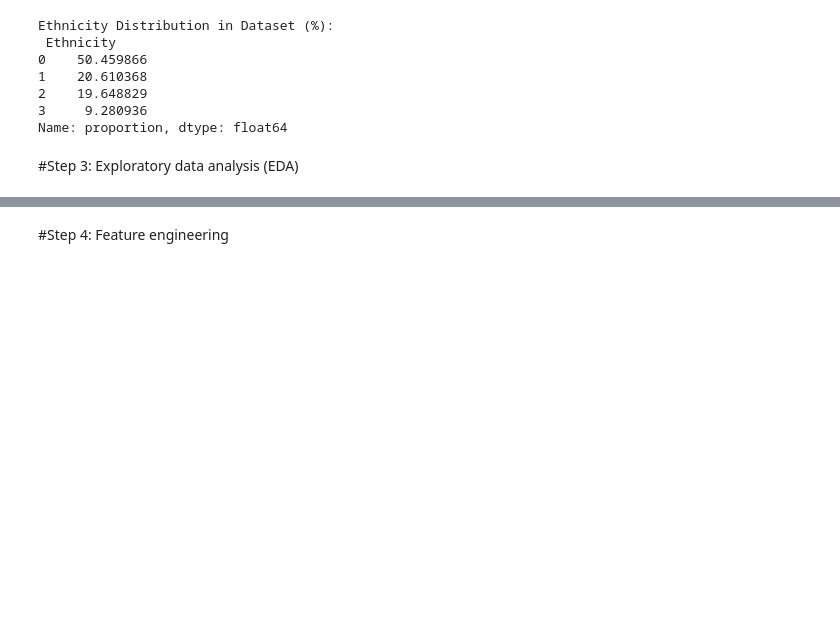
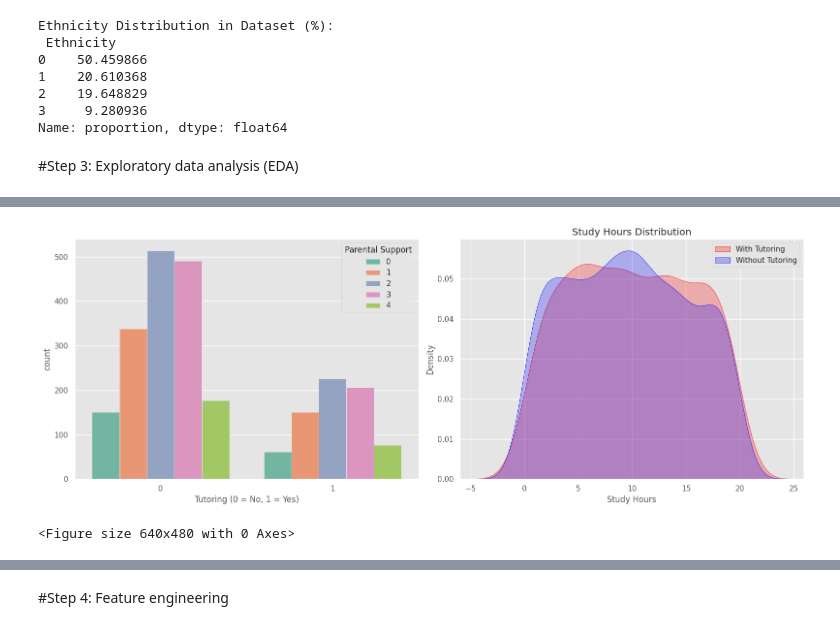
Before and after one commit to elorie-bernard-lacroix/SmartStudy, a Jupyter notebook: StudyArchitects.ipynb, the cells around one changed output, grey strips where cells are left out. Cells and saved outputs as stored; diff of their text form; code cells hidden in the pictures; blank space fills up the shorter version.

```diff
--- a/StudyArchitects.ipynb
+++ b/StudyArchitects.ipynb
@@ -183,0 +190,25 @@ plt.show()
+# %%
+# Plot parental support, tutoring, and study hours distribution
+
+fig, axes = plt.subplots(1, 2, figsize=(16, 6))
+
+sns.kdeplot(data[data["Tutoring"] == 1]["StudyTimeWeekly"], label="With Tutoring", fill=True, color="red", ax=axes[1])
+sns.kdeplot(data[data["Tutoring"] == 0]["StudyTimeWeekly"], label="Without Tutoring", fill=True, color="blue", ax=axes[1])
+axes[1].set_xlabel("Study Hours")
+axes[1].set_ylabel("Density")
+axes[1].set_title("Study Hours Distribution")
+axes[1].legend()
+
+sns.countplot(x="Tutoring", hue="ParentalSupport", data = data, palette="Set2", ax=axes[0])
+axes[0].set_xlabel("Tutoring (0 = No, 1 = Yes)")
+
+
+axes[0].legend(title="Parental Support")
+
+plt.tight_layout()
+plt.show()
+
+plt.savefig("studyhourdistribution.png", dpi=300, bbox_inches='tight')
+# %% [output]
+[figure, added]
+<Figure size 640x480 with 0 Axes>
```
Also changed, not shown: parts of 9 cells of this notebook.
